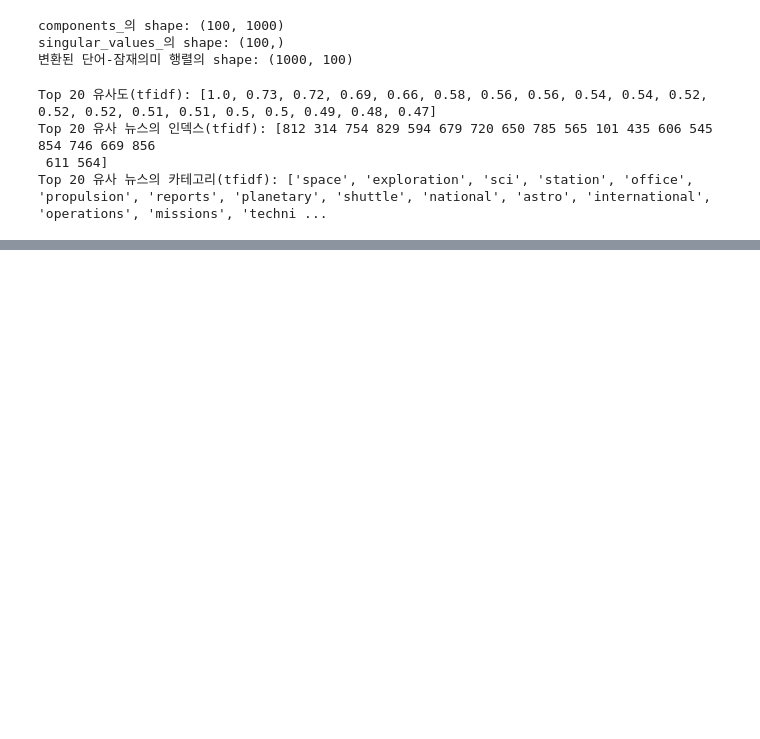
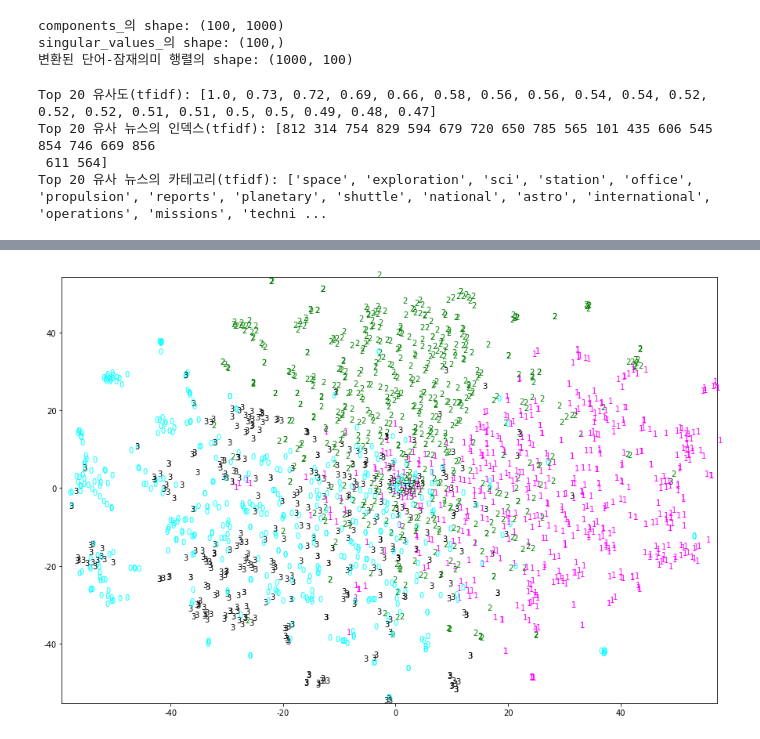
Before and after one commit to CaFeCoKe/TextMining, a Jupyter notebook: Chapter 6/Dimensionality_Reduction.ipynb, the cells around one changed output, grey strips where cells are left out. Cells and saved outputs as stored; diff of their text form; code cells hidden in the pictures; blank space fills up the shorter version.

```diff
--- a/Chapter 6/Dimensionality_Reduction.ipynb
+++ b/Chapter 6/Dimensionality_Reduction.ipynb
@@ -319,0 +385,4 @@ Top 20 유사 뉴스의 카테고리(tfidf): ['space', 'exploration', 'sci', 'st
+# %%
+tsne_graph(tsne_lsa, y_train)
+# %% [output]
+[figure, added]
```
Also changed, not shown: parts of 9 cells of this notebook.
